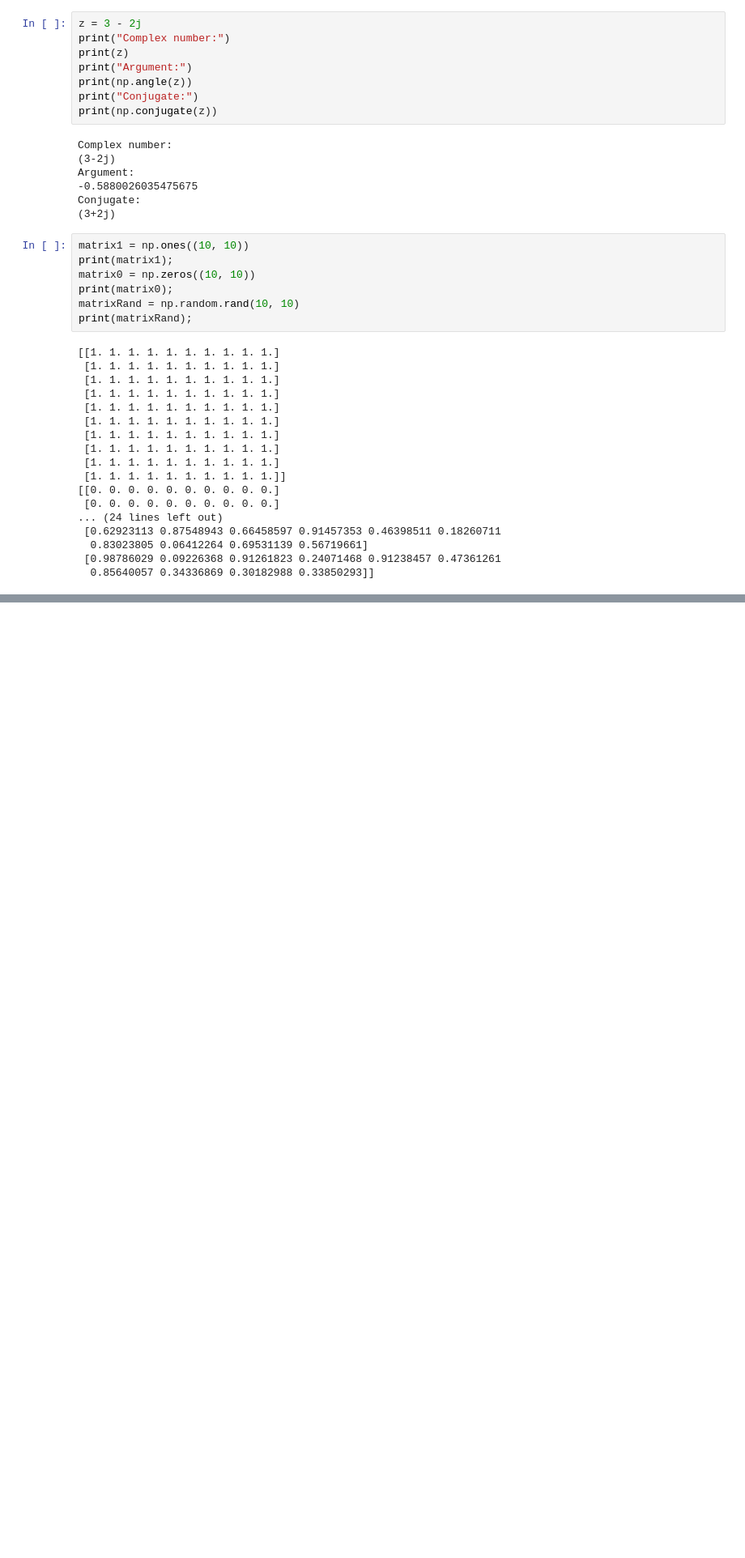
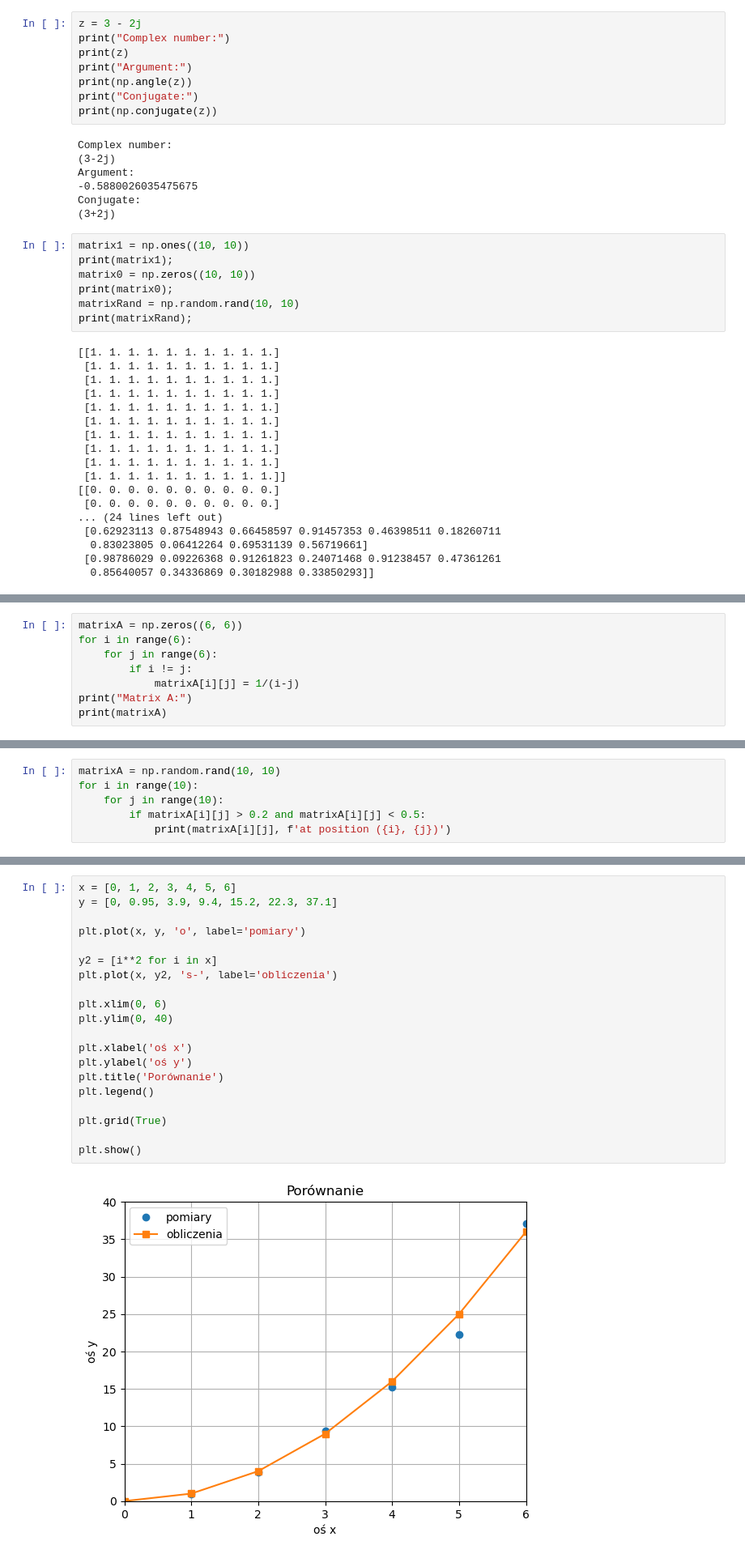
Before and after one commit to Szymon-Stasiak/numericMethods, a Jupyter notebook: Basics.ipynb, the cells around one changed output, grey strips where cells are left out. Shown at 81% size. Drawn from its saved outputs; the diff is of its cells as text; blank space fills up the shorter version.

```diff
--- a/Basics.ipynb
+++ b/Basics.ipynb
@@ -185,0 +191,8 @@ print(matrixRand);
+# %%
+matrixA = np.zeros((6, 6))
+for i in range(6):
+    for j in range(6):
+        if i != j:
+            matrixA[i][j] = 1/(i-j)
+print("Matrix A:")
+print(matrixA)
@@ -185,0 +207,6 @@ print(matrixRand);
+# %%
+matrixA = np.random.rand(10, 10)
+for i in range(10):
+    for j in range(10):
+        if matrixA[i][j] > 0.2 and matrixA[i][j] < 0.5:
+            print(matrixA[i][j], f'at position ({i}, {j})')
@@ -185,0 +415,22 @@ print(matrixRand);
+# %%
+x = [0, 1, 2, 3, 4, 5, 6]
+y = [0, 0.95, 3.9, 9.4, 15.2, 22.3, 37.1]
+
+plt.plot(x, y, 'o', label='pomiary')
+
+y2 = [i**2 for i in x]
+plt.plot(x, y2, 's-', label='obliczenia')
+
+plt.xlim(0, 6)
+plt.ylim(0, 40)
+
+plt.xlabel('oś x')
+plt.ylabel('oś y')
+plt.title('Porównanie')
+plt.legend()
+
+plt.grid(True)
+
+plt.show()
+# %% [output]
+[figure, added]
```
Also changed, not shown: parts of 33 cells of this notebook.
